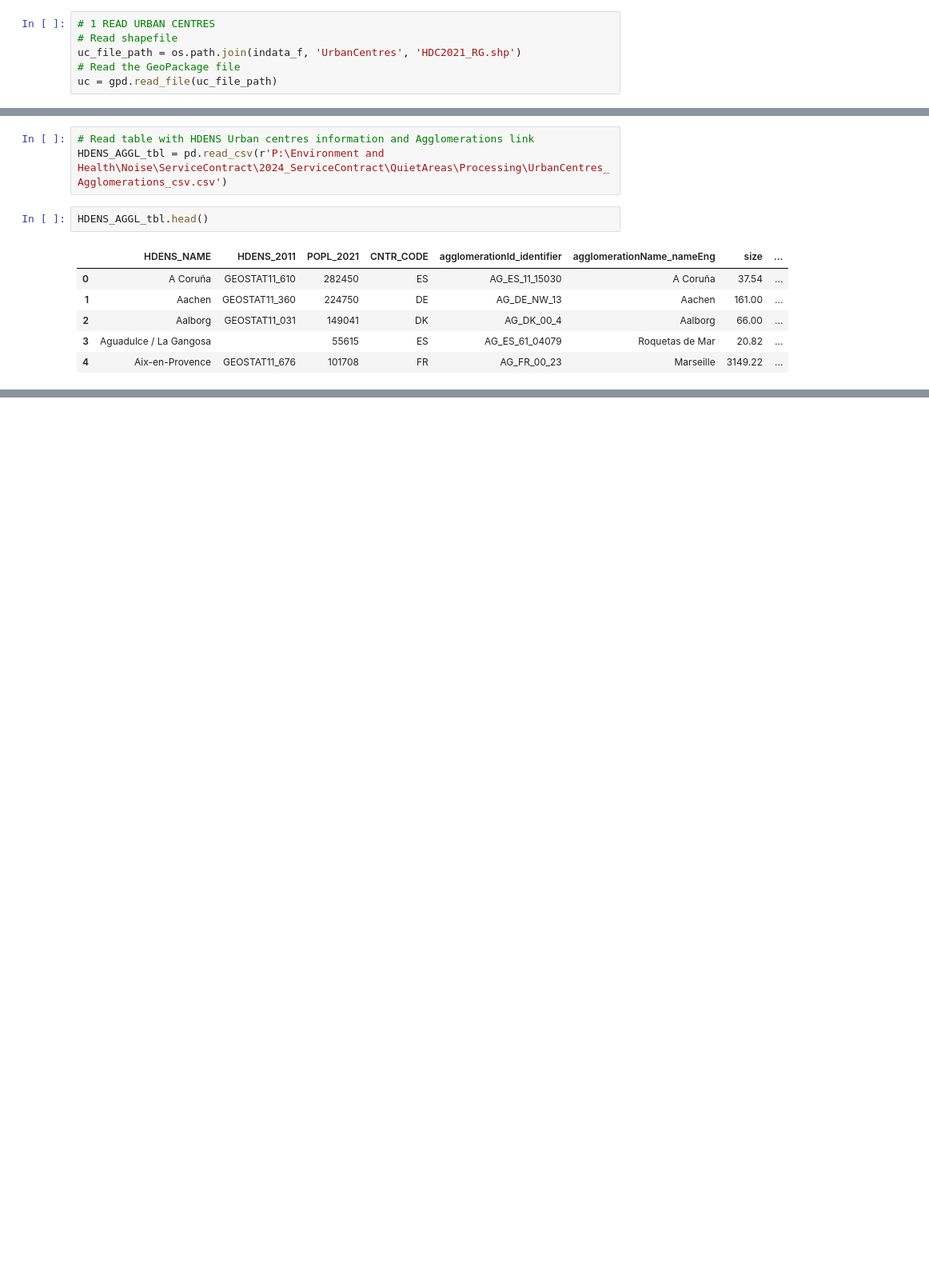
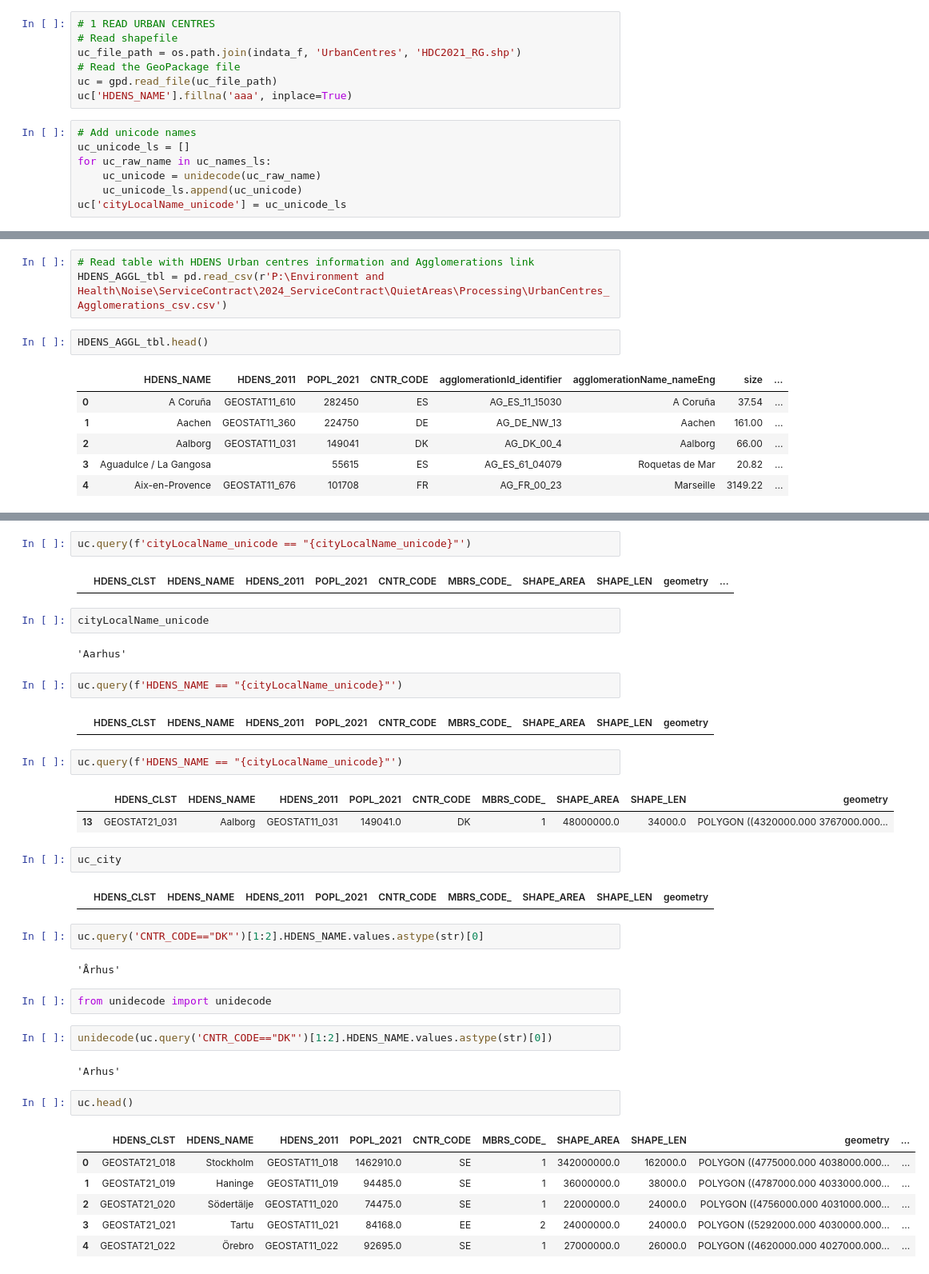
Before and after one commit to ubachr/GQA, a Jupyter notebook: example_usage_v2.ipynb, the cells around one changed output, grey strips where cells are left out. Shown at 80% size. Drawn from its saved outputs; the diff is of its cells as text; blank space fills up the shorter version.

```diff
--- a/example_usage_v2.ipynb
+++ b/example_usage_v2.ipynb
@@ -53,6 +57,14 @@ engines = {
 uc_file_path = os.path.join(indata_f, 'UrbanCentres', 'HDC2021_RG.shp')
 # Read the GeoPackage file
 uc = gpd.read_file(uc_file_path)
+uc['HDENS_NAME'].fillna('aaa', inplace=True)
+# %%
+# Add unicode names
+uc_unicode_ls = []
+for uc_raw_name in uc_names_ls:
+    uc_unicode = unidecode(uc_raw_name)
+    uc_unicode_ls.append(uc_unicode)
+uc['cityLocalName_unicode'] = uc_unicode_ls
 # %%
 # 2 READ NOISE DATA
 # Load agglomerations delineations
@@ -233,0 +443,40 @@ for cityLocalName in cities_ls[:1]:
+# %%
+uc.query(f'cityLocalName_unicode == "{cityLocalName_unicode}"')
+# %% [output]
+|  | HDENS_CLST | HDENS_NAME | HDENS_2011 | POPL_2021 | CNTR_CODE | MBRS_CODE_ | SHAPE_AREA | SHAPE_LEN | geometry | ... |
+# %%
+cityLocalName_unicode
+# %% [output]
+'Aarhus'
+# %%
+uc.query(f'HDENS_NAME == "{cityLocalName_unicode}"')
+# %% [output]
+|  | HDENS_CLST | HDENS_NAME | HDENS_2011 | POPL_2021 | CNTR_CODE | MBRS_CODE_ | SHAPE_AREA | SHAPE_LEN | geometry |
+# %%
+uc.query(f'HDENS_NAME == "{cityLocalName_unicode}"')
+# %% [output]
+|  | HDENS_CLST | HDENS_NAME | HDENS_2011 | POPL_2021 | CNTR_CODE | MBRS_CODE_ | SHAPE_AREA | SHAPE_LEN | geometry |
+| 13 | GEOSTAT21_031 | Aalborg | GEOSTAT11_031 | 149041.0 | DK | 1 | 48000000.0 | 34000.0 | POLYGON ((4320000.000 3767000.000... |
+# %%
+uc_city
+# %% [output]
+|  | HDENS_CLST | HDENS_NAME | HDENS_2011 | POPL_2021 | CNTR_CODE | MBRS_CODE_ | SHAPE_AREA | SHAPE_LEN | geometry |
+# %%
+uc.query('CNTR_CODE=="DK"')[1:2].HDENS_NAME.values.astype(str)[0]
+# %% [output]
+'Århus'
+# %%
+from unidecode import unidecode
+# %%
+unidecode(uc.query('CNTR_CODE=="DK"')[1:2].HDENS_NAME.values.astype(str)[0])
+# %% [output]
+'Arhus'
+# %%
+uc.head()
+# %% [output]
+|  | HDENS_CLST | HDENS_NAME | HDENS_2011 | POPL_2021 | CNTR_CODE | MBRS_CODE_ | SHAPE_AREA | SHAPE_LEN | geometry | ... |
+| 0 | GEOSTAT21_018 | Stockholm | GEOSTAT11_018 | 1462910.0 | SE | 1 | 342000000.0 | 162000.0 | POLYGON ((4775000.000 4038000.000... | ... |
+| 1 | GEOSTAT21_019 | Haninge | GEOSTAT11_019 | 94485.0 | SE | 1 | 36000000.0 | 38000.0 | POLYGON ((4787000.000 4033000.000... | ... |
+| 2 | GEOSTAT21_020 | Södertälje | GEOSTAT11_020 | 74475.0 | SE | 1 | 22000000.0 | 24000.0 | POLYGON ((4756000.000 4031000.000... | ... |
+| 3 | GEOSTAT21_021 | Tartu | GEOSTAT11_021 | 84168.0 | EE | 2 | 24000000.0 | 24000.0 | POLYGON ((5292000.000 4030000.000... | ... |
+| 4 | GEOSTAT21_022 | Örebro | GEOSTAT11_022 | 92695.0 | SE | 1 | 27000000.0 | 26000.0 | POLYGON ((4620000.000 4027000.000... | ... |
```
Also changed, not shown: parts of 28 cells of this notebook.
